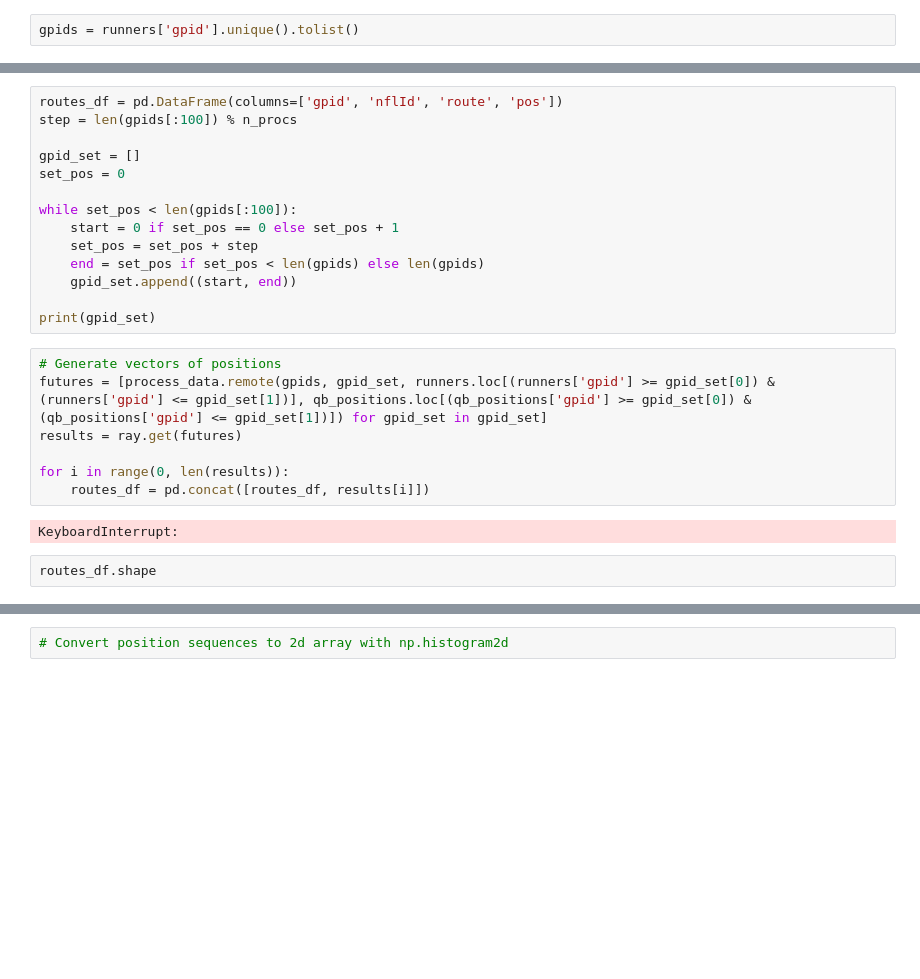
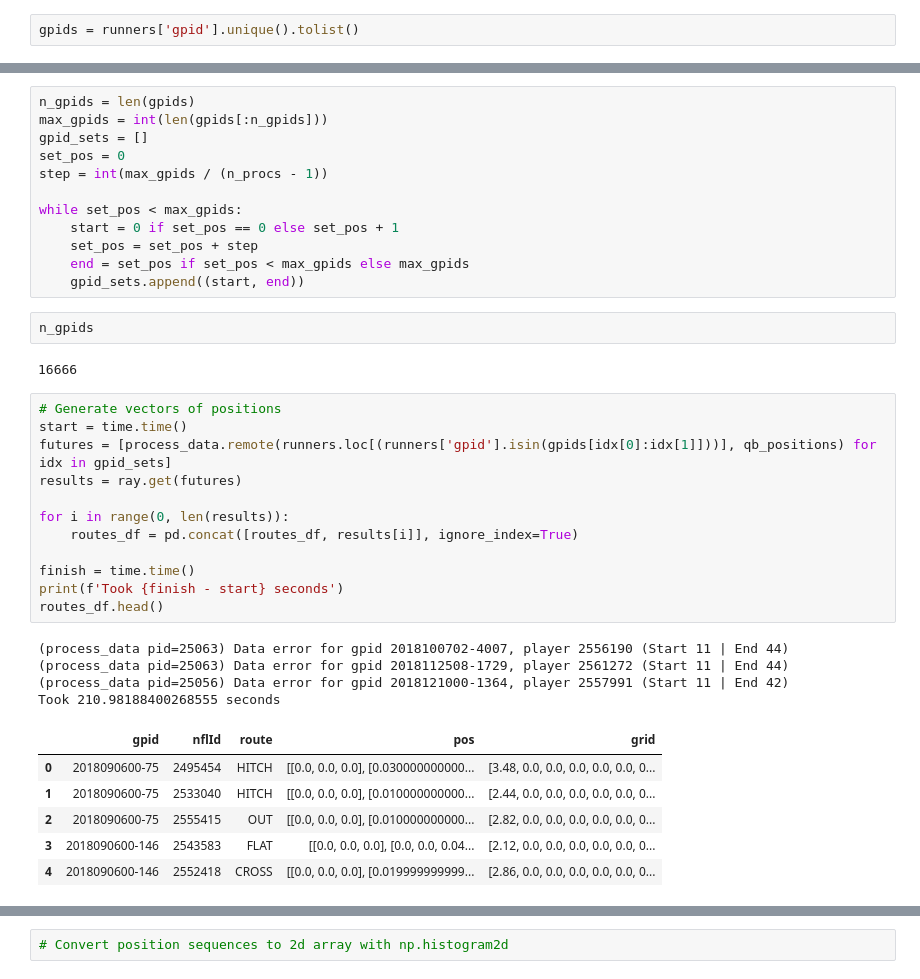
Before and after one commit to sskett/cosc301, a Jupyter notebook: route_finder.ipynb, the cells around one changed output, grey strips where cells are left out. Cells and saved outputs as stored; diff of their text form; blank space fills up the shorter version.

Commit message:
Implemented Ray multi-processing for creating routes_df, cut time to <4mins

```diff
--- a/route_finder.ipynb
+++ b/route_finder.ipynb
@@ -113,27 +116,41 @@ ray.init(num_cpus=n_procs)
 # %% [output]
 RayContext(dashboard_url='', python_version='3.9.12', ray_version='1.12.0', ray_commit='f18fc31c7562990955556899090f8e8656b48d2d', address_info={'node_ip_address': '192.168.1.95', 'raylet_ip_address': ...
 # %%
-routes_df = pd.DataFrame(columns=['gpid', 'nflId', 'route', 'pos'])
-step = len(gpids[:100]) % n_procs
+n_gpids = len(gpids)
+max_gpids = int(len(gpids[:n_gpids]))
+gpid_sets = []
+set_pos = 0
+step = int(max_gpids / (n_procs - 1))
 
-gpid_set = []
-set_pos = 0
-
-while set_pos < len(gpids[:100]):
+while set_pos < max_gpids:
     start = 0 if set_pos == 0 else set_pos + 1
     set_pos = set_pos + step
-    end = set_pos if set_pos < len(gpids) else len(gpids)
-    gpid_set.append((start, end))
-
-print(gpid_set)
+    end = set_pos if set_pos < max_gpids else max_gpids
+    gpid_sets.append((start, end))
+# %%
+n_gpids
+# %% [output]
+16666
 # %%
 # Generate vectors of positions
-futures = [process_data.remote(gpids, gpid_set, runners.loc[(runners['gpid'] >= gpid_set[0]) & (runners['gpid'] <= gpid_set[1])], qb_positions.loc[(qb_positions['gpid'] >= gpid_set[0]) & (qb_positions['gpid'] <= gpid_set[1])]) for gpid_set in gpid_set]
+start = time.time()
+futures = [process_data.remote(runners.loc[(runners['gpid'].isin(gpids[idx[0]:idx[1]]))], qb_positions) for idx in gpid_sets]
 results = ray.get(futures)
 
 for i in range(0, len(results)):
-    routes_df = pd.concat([routes_df, results[i]])
+    routes_df = pd.concat([routes_df, results[i]], ignore_index=True)
+
+finish = time.time()
+print(f'Took {finish - start} seconds')
+routes_df.head()
 # %% [output]
-KeyboardInterrupt:
+(process_data pid=25063) Data error for gpid 2018100702-4007, player 2556190 (Start 11 | End 44)
+(process_data pid=25063) Data error for gpid 2018112508-1729, player 2561272 (Start 11 | End 44)
+(process_data pid=25056) Data error for gpid 2018121000-1364, player 2557991 (Start 11 | End 42)
+Took 210.98188400268555 seconds
+|  | gpid | nflId | route | pos | grid |
+| 0 | 2018090600-75 | 2495454 | HITCH | [[0.0, 0.0, 0.0], [0.030000000000... | [3.48, 0.0, 0.0, 0.0, 0.0, 0.0, 0... |
+| 1 | 2018090600-75 | 2533040 | HITCH | [[0.0, 0.0, 0.0], [0.010000000000... | [2.44, 0.0, 0.0, 0.0, 0.0, 0.0, 0... |
+| 2 | 2018090600-75 | 2555415 | OUT | [[0.0, 0.0, 0.0], [0.010000000000... | [2.82, 0.0, 0.0, 0.0, 0.0, 0.0, 0... |
+| 3 | 2018090600-146 | 2543583 | FLAT | [[0.0, 0.0, 0.0], [0.0, 0.0, 0.04... | [2.12, 0.0, 0.0, 0.0, 0.0, 0.0, 0... |
+| 4 | 2018090600-146 | 2552418 | CROSS | [[0.0, 0.0, 0.0], [0.019999999999... | [2.86, 0.0, 0.0, 0.0, 0.0, 0.0, 0... |
-# %%
-routes_df.shape
```
Also changed, not shown: parts of 5 cells of this notebook.
